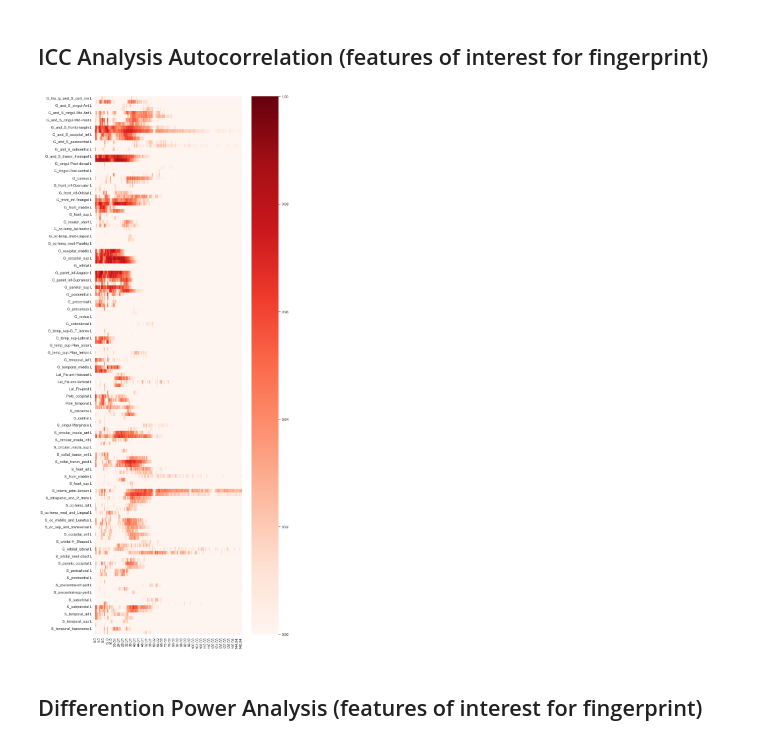
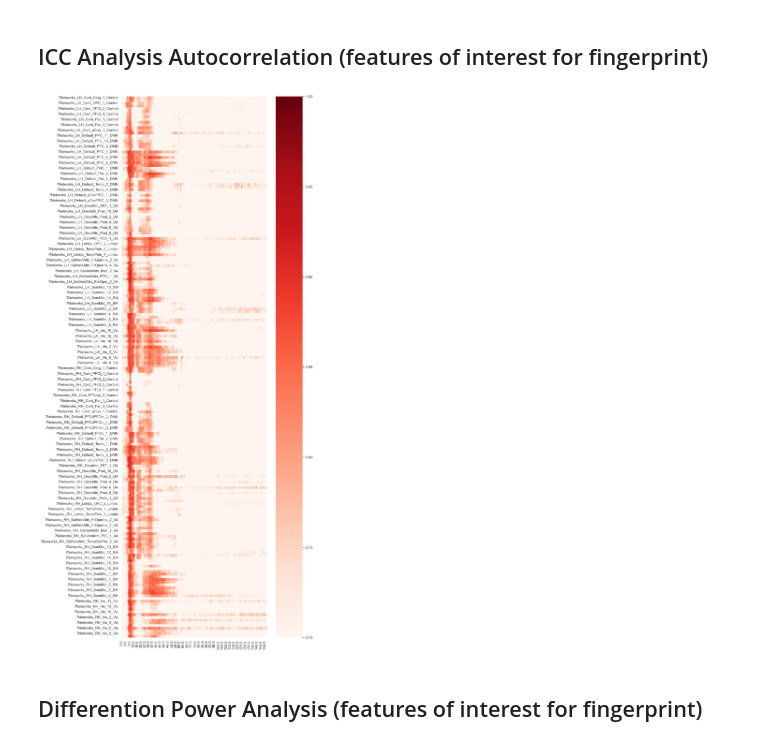
Before and after one commit to Epideixx/Fingerprints_Twins, a Jupyter notebook: PSD_processing.ipynb, the cells around one changed output. Drawn from its saved outputs; the diff is of its cells as text; code cells hidden in the pictures.

```diff
--- a/PSD_processing.ipynb
+++ b/PSD_processing.ipynb
@@ -9,7 +9,7 @@ GAMMA = (30.0, 50.0)
 HIGH_GAMMA = (50.0, 150.0)
 
 # Parameters
-DATA_PATH = "Data"
+DATA_PATH = "new_Data"
 DATASET_1 = 1
 DATASET_2 = 2
 # %% [markdown]
@@ -42,9 +42,13 @@ from sklearn.ensemble import RandomForestRegressor
 # %%
 # Import Data
 
-record_1 = pd.read_csv(os.path.join(DATA_PATH, "record_1.csv"), index_col="Subject_ID")
-record_2 = pd.read_csv(os.path.join(DATA_PATH, "record_2.csv"), index_col="Subject_ID")
-record_3 = pd.read_csv(os.path.join(DATA_PATH, "record_3.csv"), index_col="Subject_ID")
+record_1 = pd.read_csv(os.path.join(DATA_PATH, "record_1_Schaefer.csv"), index_col="Subject_ID")
+record_2 = pd.read_csv(os.path.join(DATA_PATH, "record_2_Schaefer.csv"), index_col="Subject_ID")
+record_3 = pd.read_csv(os.path.join(DATA_PATH, "record_3_Schaefer.csv"), index_col="Subject_ID")
+# %%
+record_1 = np.log(record_1)
+record_2 = np.log(record_2)
+record_3 = np.log(record_3)
 # %%
 # Example of the data
 # 89 subjects x 44400(= 148 ROI x 300 Freq)
@@ -60,7 +73,7 @@ record_B = records[DATASET_2]
 ### Annotate Data such that twins are linked ###
 
 # Import extra data (confidential)
-all_data_restricted_filename = "All_Data_RESTRICTED.csv"
+all_data_restricted_filename = "new_Data/All_Data_RESTRICTED.csv"
 all_data_restricted = pd.read_csv(all_data_restricted_filename)
 
 # Remove subjects who don't have a MEG recording
@@ -87,8 +100,8 @@ for i in all_data_restricted.index:
     else :
         twins_dict[fam_ID]["subjects"].append(subj_ID)
 
-print("A few examples of the dictionnary containing the information about the type of twins")
-list(twins_dict.items())[:10]
+# print("A few examples of the dictionnary containing the information about the type of twins")
+# list(twins_dict.items())[:10]
 # %%
 # Go from Subject ID to its row number in record and vice-versa
 # (usefull when using the numpy conversion)
@@ -785,11 +780,11 @@ for i, feature in tqdm(enumerate(record_1.columns), total = len(record_1.columns
 # %%
 icc = np.reshape(icc, (len(list_ROI),-1))
 icc = pd.DataFrame(icc, columns=freqs, index=list_ROI)
 plt.subplots(figsize = (10, 30))
-sns.heatmap(icc, cmap='Reds', vmin=0.9, vmax=1)
+sns.heatmap(icc, cmap='Reds', vmin=0.7, vmax=1)
 plt.show()
 # %% [output]
-[figure, old version]
+[figure, new version]
 # %%
 icc.to_csv("Results/ICC_and_Heritability/ICC.csv", index_label="ROI")
 icc["mean"]
```
Also changed, not shown: parts of 51 cells of this notebook.
